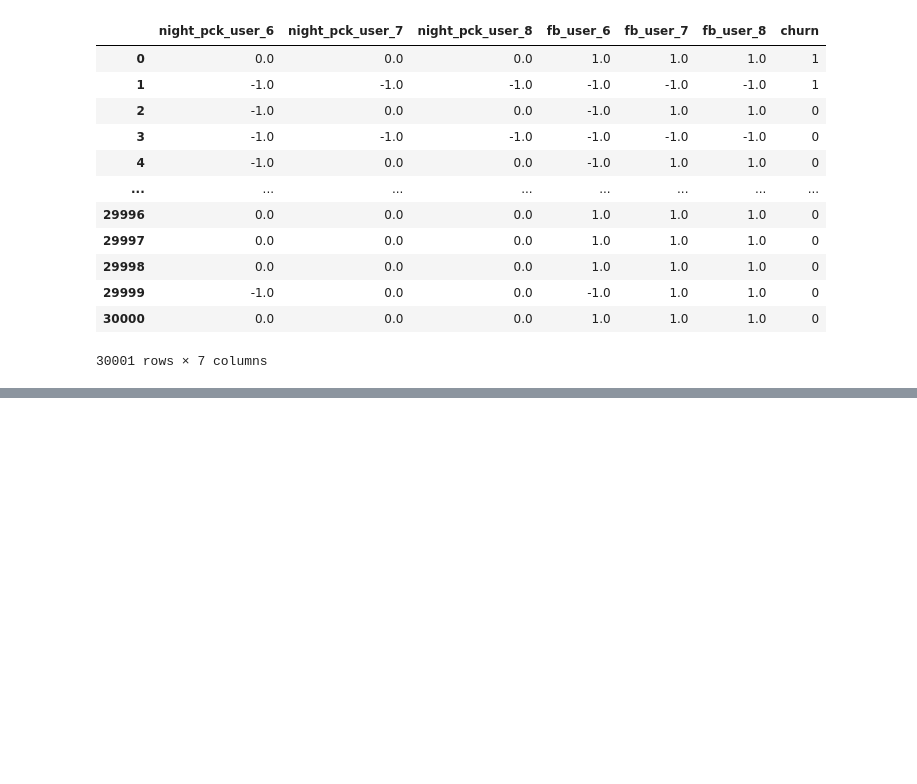
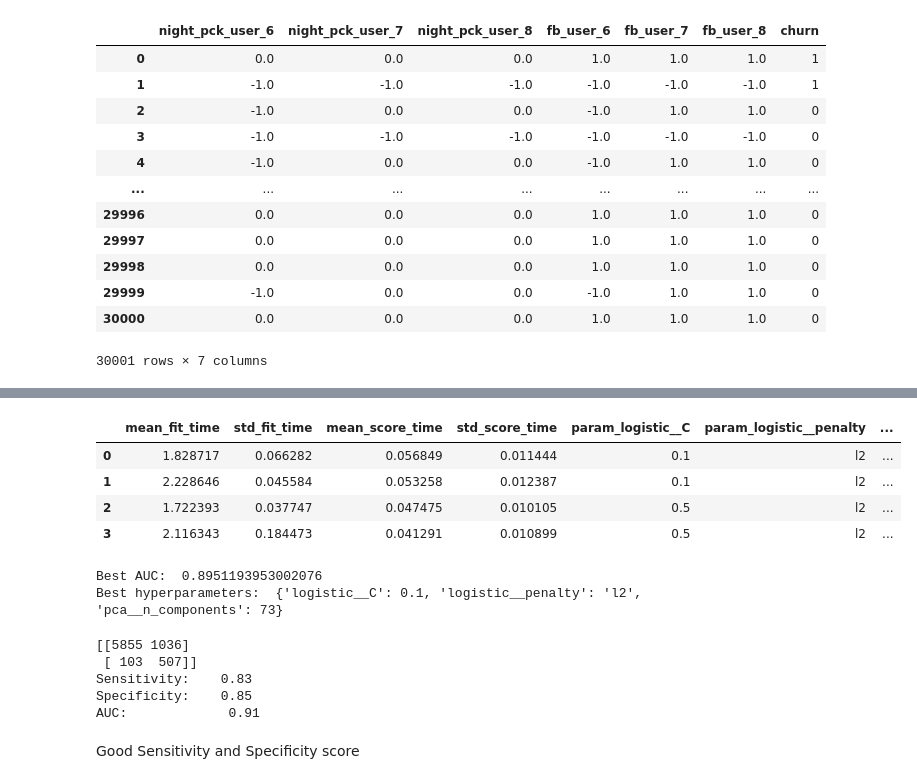
Before and after one commit to Kumaraguru-Muthuraj/_AIML_Code, a Jupyter notebook: _PythonNotebooks/_Course4_Machine_Learning_2/Mod9_PCA_Assignment/Telecom_Churn_Kumar_V1.ipynb, the cells around one changed output, grey strips where cells are left out. Cells and saved outputs as stored; diff of their text form; code cells hidden in the pictures; blank space fills up the shorter version.

```diff
--- a/_PythonNotebooks/_Course4_Machine_Learning_2/Mod9_PCA_Assignment/Telecom_Churn_Kumar_V1.ipynb
+++ b/_PythonNotebooks/_Course4_Machine_Learning_2/Mod9_PCA_Assignment/Telecom_Churn_Kumar_V1.ipynb
@@ -628,0 +782,14 @@ telecom_data[busns_vital_cols]
+# %%
+# create pipeline
+PCA_VARS = 55
+steps = [('step1_scaler', StandardScaler()),
+         ("step2_pca", PCA(n_components = PCA_VARS)),
+         ("step3_logistic_reg", LogisticRegression(class_weight='balanced'))]
+
+pipeline = Pipeline(steps)
+# %%
+# fit model
+pipeline.fit(X_train, y_train)
+
+# check score on train data
+pipeline.score(X_train, y_train)
@@ -628,0 +830,27 @@ telecom_data[busns_vital_cols]
+# %%
+# PCA
+pca = PCA()
+
+# logistic regression - the class weight is used to handle class imbalance - it adjusts the cost function
+logistic = LogisticRegression(class_weight={0:0.1, 1: 0.9})
+
+# create pipeline
+steps = [("scaler", StandardScaler()),
+         ("pca", pca),
+         ("logistic", logistic)
+        ]
+
+# compile pipeline
+pca_logistic = Pipeline(steps)
+
+# hyperparameter space
+params = {'pca__n_components': [55, 73], 'logistic__C': [0.1, 0.5], 'logistic__penalty': ['l2']}
+
+# create 5 folds
+folds = StratifiedKFold(n_splits = 5, shuffle = True, random_state = 4)
+
+# create gridsearch object
+model = GridSearchCV(estimator=pca_logistic, cv=folds, param_grid=params, scoring='roc_auc', n_jobs=-1, verbose=1)
+# %%
+# fit model
+model.fit(X_train, y_train)
@@ -628,0 +869,39 @@ telecom_data[busns_vital_cols]
+# %%
+# cross validation results
+pd.DataFrame(model.cv_results_)
+# %% [output]
+|  | mean_fit_time | std_fit_time | mean_score_time | std_score_time | param_logistic__C | param_logistic__penalty | ... |
+| 0 | 1.828717 | 0.066282 | 0.056849 | 0.011444 | 0.1 | l2 | ... |
+| 1 | 2.228646 | 0.045584 | 0.053258 | 0.012387 | 0.1 | l2 | ... |
+| 2 | 1.722393 | 0.037747 | 0.047475 | 0.010105 | 0.5 | l2 | ... |
+| 3 | 2.116343 | 0.184473 | 0.041291 | 0.010899 | 0.5 | l2 | ... |
+# %%
+# print best hyperparameters
+print("Best AUC: ", model.best_score_)
+print("Best hyperparameters: ", model.best_params_)
+# %% [output]
+Best AUC:  0.8951193953002076
+Best hyperparameters:  {'logistic__C': 0.1, 'logistic__penalty': 'l2', 'pca__n_components': 73}
+# %%
+# predict churn on test data
+y_pred = model.predict(X_test)
+
+# Confusion matrix
+cm = confusion_matrix(y_test, y_pred)
+print(cm)
+
+# check sensitivity and specificity
+sensitivity, specificity, _ = sensitivity_specificity_support(y_test, y_pred, average='binary')
+print("Sensitivity: \t", round(sensitivity, 2), "\n", "Specificity: \t", round(specificity, 2), sep='')
+
+# check area under curve
+y_pred_prob = model.predict_proba(X_test)[:, 1]
+print("AUC:    \t", round(roc_auc_score(y_test, y_pred_prob),2))
+# %% [output]
+[[5855 1036]
+ [ 103  507]]
+Sensitivity:    0.83
+Specificity:    0.85
+AUC:             0.91
+# %% [markdown]
+Good Sensitivity and Specificity score
```
Also changed, not shown: parts of 27 cells of this notebook.
